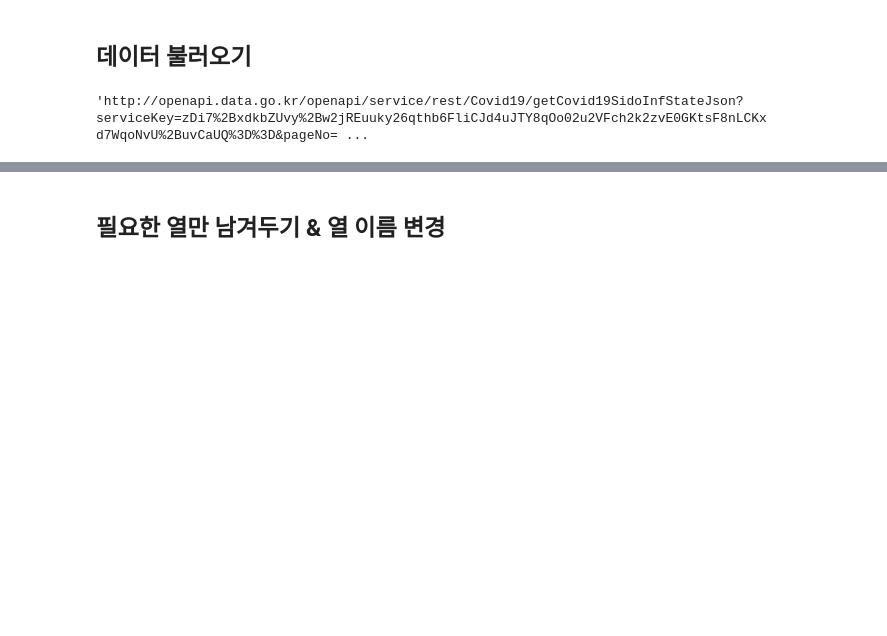
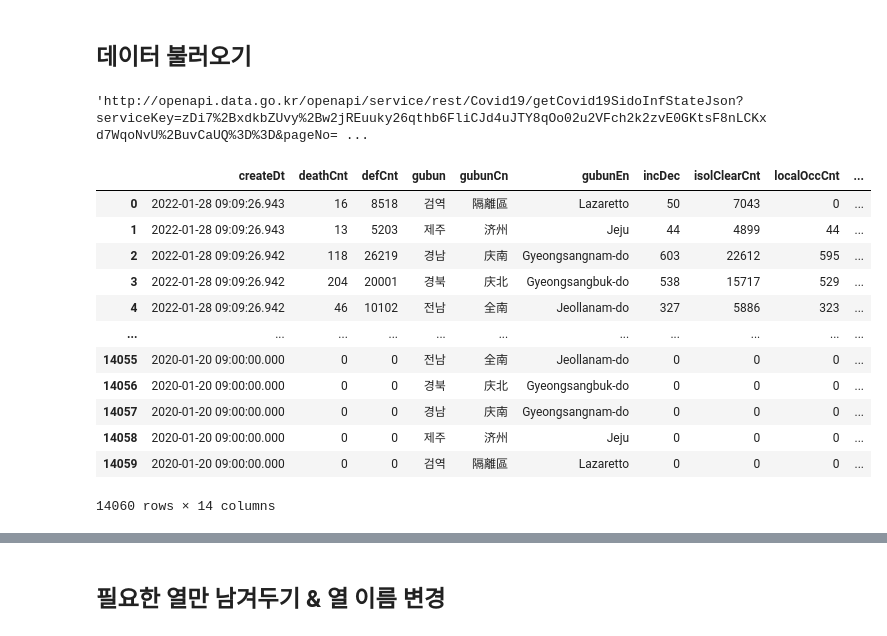
Before and after one commit to Hyeonjiwon/Python-Study, a Jupyter notebook: Data analysis/코로나/코로나 시도별 감염.ipynb, the cells around one changed output, grey strips where cells are left out. Drawn from its saved outputs; the diff is of its cells as text; code cells hidden in the pictures; blank space fills up the shorter version.

```diff
--- a/Data analysis/코로나/코로나 시도별 감염.ipynb
+++ b/Data analysis/코로나/코로나 시도별 감염.ipynb
@@ -61,6 +61,22 @@ xmlObject = xmltodict.parse(req)
 dict_data = xmlObject['response']['body']['items']['item']
 
 df = pd.DataFrame(dict_data)
+# %%
+df
+# %% [output]
+|  | createDt | deathCnt | defCnt | gubun | gubunCn | gubunEn | incDec | isolClearCnt | localOccCnt | ... |
+| 0 | 2022-01-28 09:09:26.943 | 16 | 8518 | 검역 | 隔離區 | Lazaretto | 50 | 7043 | 0 | ... |
+| 1 | 2022-01-28 09:09:26.943 | 13 | 5203 | 제주 | 济州 | Jeju | 44 | 4899 | 44 | ... |
+| 2 | 2022-01-28 09:09:26.942 | 118 | 26219 | 경남 | 庆南 | Gyeongsangnam-do | 603 | 22612 | 595 | ... |
+| 3 | 2022-01-28 09:09:26.942 | 204 | 20001 | 경북 | 庆北 | Gyeongsangbuk-do | 538 | 15717 | 529 | ... |
+| 4 | 2022-01-28 09:09:26.942 | 46 | 10102 | 전남 | 全南 | Jeollanam-do | 327 | 5886 | 323 | ... |
+| ... | ... | ... | ... | ... | ... | ... | ... | ... | ... | ... |
+| 14055 | 2020-01-20 09:00:00.000 | 0 | 0 | 전남 | 全南 | Jeollanam-do | 0 | 0 | 0 | ... |
+| 14056 | 2020-01-20 09:00:00.000 | 0 | 0 | 경북 | 庆北 | Gyeongsangbuk-do | 0 | 0 | 0 | ... |
+| 14057 | 2020-01-20 09:00:00.000 | 0 | 0 | 경남 | 庆南 | Gyeongsangnam-do | 0 | 0 | 0 | ... |
+| 14058 | 2020-01-20 09:00:00.000 | 0 | 0 | 제주 | 济州 | Jeju | 0 | 0 | 0 | ... |
+| 14059 | 2020-01-20 09:00:00.000 | 0 | 0 | 검역 | 隔離區 | Lazaretto | 0 | 0 | 0 | ... |
+14060 rows × 14 columns
 # %%
 pd.isna(df).sum()
 # %% [output]
```
Also changed, not shown: parts of 7 cells of this notebook, 4 other files.
